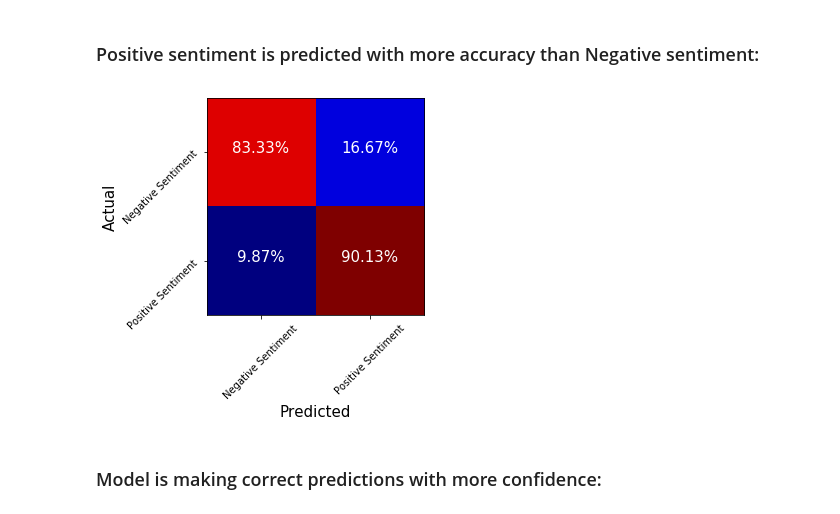
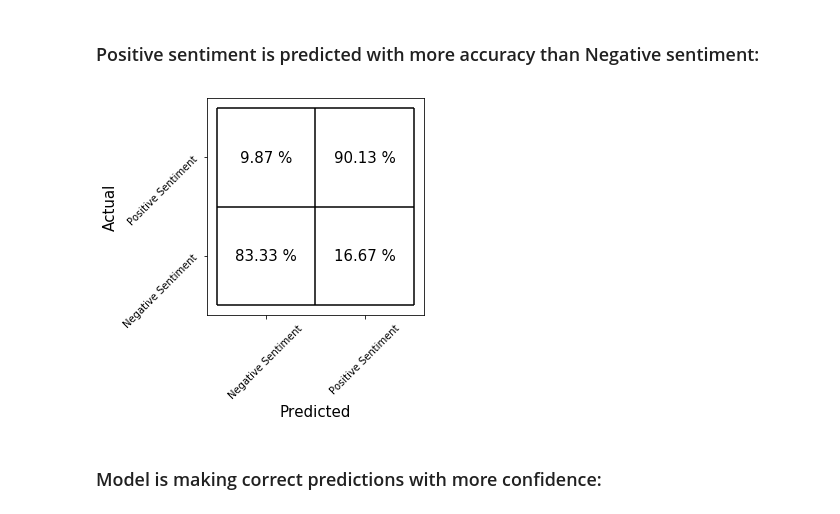
Before and after one commit to gabaslava/imdb, a Jupyter notebook: 22_Part_II_text_analysis.ipynb, the cells around one changed output. Drawn from its saved outputs; the diff is of its cells as text; code cells hidden in the pictures.

```diff
--- a/22_Part_II_text_analysis.ipynb
+++ b/22_Part_II_text_analysis.ipynb
@@ -659,19 +659,27 @@ ax2.legend();
 # %%
 import itertools
 from sklearn.metrics import confusion_matrix
 
 predictions = model.predict(X_test_neur)
 matri=confusion_matrix(Y_test_neur.argmax(axis=1), predictions.argmax(axis=1))
 normalized_matrix=matri/matri.sum(axis=1)[:, np.newaxis] *100
-plt.imshow(normalized_matrix, cmap=plt.cm.jet, )
+
+height, width = normalized_matrix.shape
+
+fig = plt.figure('Confusion Matrix')
+ax = fig.add_subplot(111, aspect='equal')
+for x in range(width):
+    for y in range(height):
+        ax.annotate(str(normalized_matrix[x][y].round(2))+' %', xy=(y, x), ha='center', va='center', size=15)
+offset = 0.5
 plt.xticks([0,1], ['Negative Sentiment','Positive Sentiment'], rotation=45)
 plt.yticks([0,1], ['Negative Sentiment','Positive Sentiment'], rotation=45)
-for i, j in itertools.product(range(normalized_matrix.shape[0]), range(normalized_matrix.shape[1])):
-    plt.text(j, i, (format(normalized_matrix[i, j], '.2f')+'%'), horizontalalignment="center", size=15, color='w')
 plt.xlabel('Predicted', size=15)
-plt.ylabel('Actual', size=15);
+plt.ylabel('Actual', size=15)
+ax.hlines(y=np.arange(height+1)- offset, xmin=-offset, xmax=width-offset)
+ax.vlines(x=np.arange(width+1) - offset, ymin=-offset, ymax=height-offset);
 # %% [output]
-[figure, old version]
+[figure, new version]
 # %% [markdown]
 ### Model is making correct predictions with more confidence:
 # %%
```
